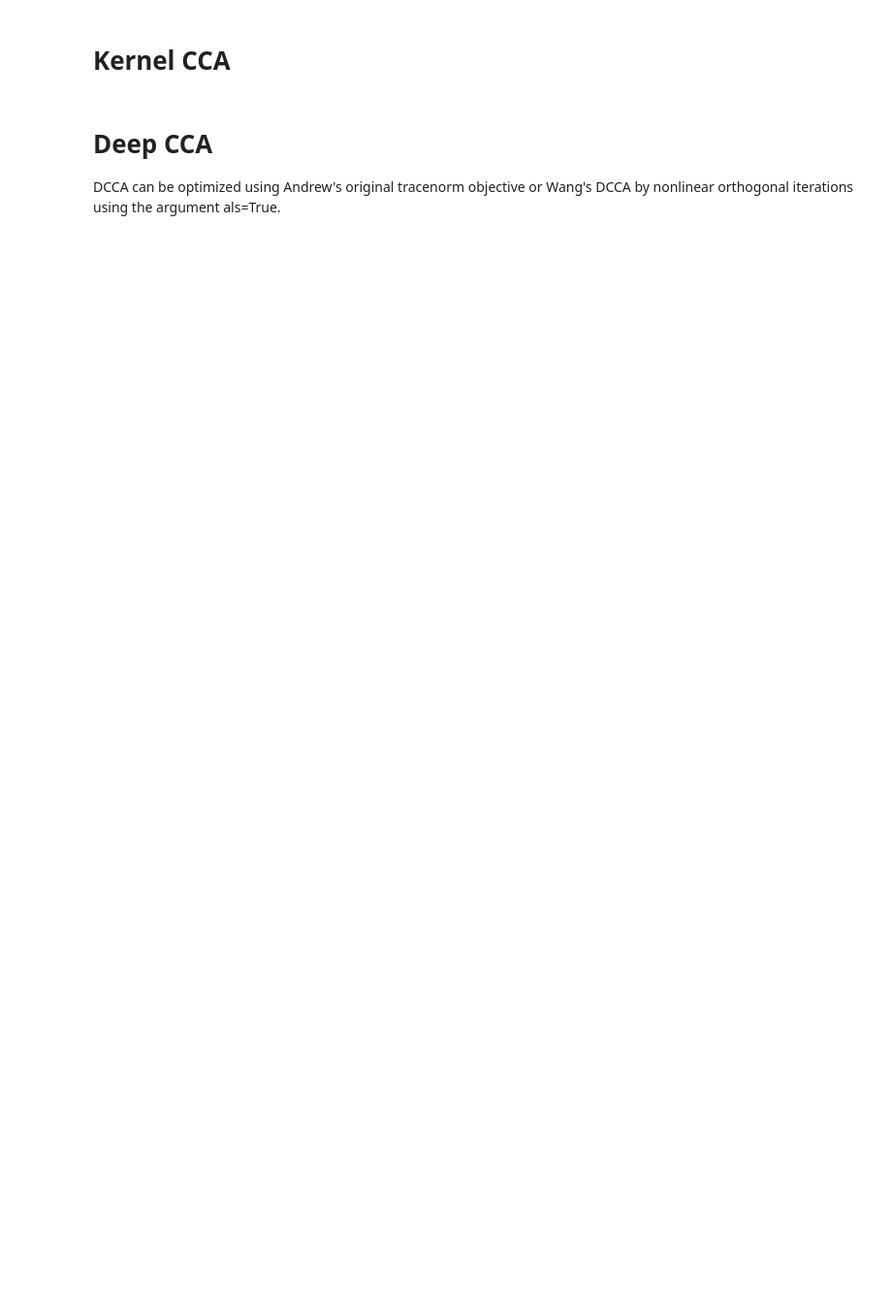
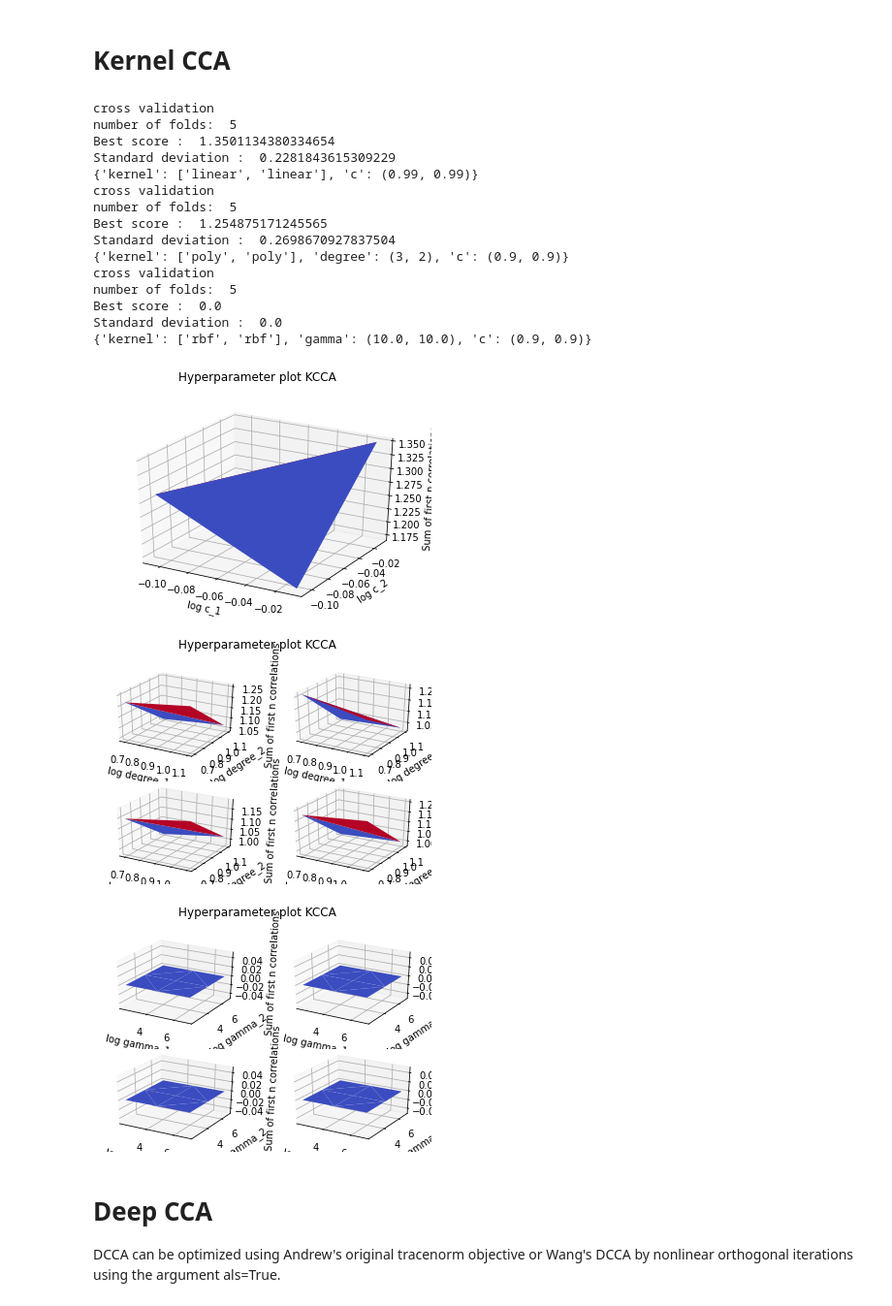
Before and after one commit to jameschapman19/cca_zoo, a Jupyter notebook: tutorial_notebooks/cca_zoo_tutorial.ipynb, the cells around one changed output. Shown at 97% size. Saved outputs shown, nothing was run; the diff lists cells and outputs as text; code cells hidden in the pictures; blank space fills up the shorter version.

```diff
--- a/tutorial_notebooks/cca_zoo_tutorial.ipynb
+++ b/tutorial_notebooks/cca_zoo_tutorial.ipynb
@@ -71,9 +109,9 @@ linear_cca_als_results = np.stack(
 # %% [markdown]
 # Partial Least Squares
 # %%
-from cca_zoo.models import PLS
+from cca_zoo.models import PLS, PLS_ALS
 """
-### PLS with scikit-learn (only permits 2 views)
+### PLS (2 views)
 """
 pls = PLS(latent_dims=latent_dims)
 
@@ -81,15 +119,22 @@ pls.fit(train_view_1, train_view_2)
 
 pls_results = np.stack(
     (pls.score(train_view_1, train_view_2), pls.score(test_view_1, test_view_2)))
+
+pls_als = PLS_ALS(latent_dims=latent_dims)
+
+pls_als.fit(train_view_1, train_view_2)
+
+pls_als_results = np.stack(
+    (pls_als.score(train_view_1, train_view_2), pls_als.score(test_view_1, test_view_2)))
 # %% [markdown]
 # Extension to multiple views
 # %%
-from cca_zoo.models import GCCA, MCCA
+from cca_zoo.models import GCCA, MCCA, PLS_ALS
 """
 ### (Regularized) Generalized CCA(can pass more than 2 views)
 """
-train_view_3=train_view_1+np.random.rand(train_view_1.shape)
-test_view_3=test_view_1+np.random.rand(test_view_1.shape)
+train_view_3=train_view_1+np.random.rand(*train_view_1.shape)
+test_view_3=test_view_1+np.random.rand(*test_view_1.shape)
 
 # small ammount of regularisation added since data is not full rank
 c=[0.5,0.5,0.5]
@@ -123,7 +168,7 @@ mcca_als_results = np.stack(
 """
 ### Multiset PLS by alternating least squares
 """
-mcca_pls = PLS(latent_dims=latent_dims)
+mcca_pls = PLS_ALS(latent_dims=latent_dims)
 
 mcca_pls.fit(train_view_1, train_view_2,train_view_1)
 
@@ -280,41 +358,60 @@ kernel_reg = KCCA(latent_dims=latent_dims).gridsearch_fit(train_view_1, train_vi
                                                           plot=True)
 kernel_reg_results = np.stack((
     kernel_reg.score(train_view_1,train_view_2),
-    kernel_reg.score(test_view_1, test_view_2)[0, 1, :]))
+    kernel_reg.score(test_view_1, test_view_2)))
 
 # kernel cca (poly)
 degree1 = [2, 3]
 degree2 = [2, 3]
 
 param_candidates = {'kernel': [['poly', 'poly']], 'degree': list(itertools.product(degree1, degree2)),
                     'c': list(itertools.product(c1, c2))}
 
 kernel_poly = KCCA(latent_dims=latent_dims).gridsearch_fit(train_view_1, train_view_2,
                                                            folds=cv_folds,
                                                            param_candidates=param_candidates,
                                                            verbose=True, jobs=jobs,
                                                            plot=True)
 
 kernel_poly_results = np.stack((
     kernel_poly.score(train_view_1,train_view_2),
-    kernel_poly.score(test_view_1, test_view_2)[0, 1, :]))
+    kernel_poly.score(test_view_1, test_view_2)))
 
 # kernel cca (gaussian)
 gamma1 = [1e+1, 1e+2, 1e+3]
 gamma2 = [1e+1, 1e+2, 1e+3]
 
 param_candidates = {'kernel': [['rbf', 'rbf']], 'gamma': list(itertools.product(gamma1, gamma2)),
                     'c': list(itertools.product(c1, c2))}
 
 kernel_gaussian = KCCA(latent_dims=latent_dims).gridsearch_fit(train_view_1, train_view_2,
                                                                folds=cv_folds,
                                                                param_candidates=param_candidates,
                                                                verbose=True, jobs=jobs,
                                                                plot=True)
 
 kernel_gaussian_results = np.stack((
     kernel_gaussian.score(train_view_1,train_view_2),
-    kernel_gaussian.score(test_view_1, test_view_2)[0, 1, :]))
+    kernel_gaussian.score(test_view_1, test_view_2)))
+# %% [output]
+cross validation
+number of folds:  5
+Best score :  1.3501134380334654
+Standard deviation :  0.2281843615309229
+{'kernel': ['linear', 'linear'], 'c': (0.99, 0.99)}
+cross validation
+number of folds:  5
+Best score :  1.254875171245565
+Standard deviation :  0.2698670927837504
+{'kernel': ['poly', 'poly'], 'degree': (3, 2), 'c': (0.9, 0.9)}
+cross validation
+number of folds:  5
+Best score :  0.0
+Standard deviation :  0.0
+{'kernel': ['rbf', 'rbf'], 'gamma': (10.0, 10.0), 'c': (0.9, 0.9)}
+[figure, added]
+[figure, added]
+[figure, added]
 # %% [markdown]
 # Deep CCA
 
```
Also changed, not shown: parts of 12 cells of this notebook.
